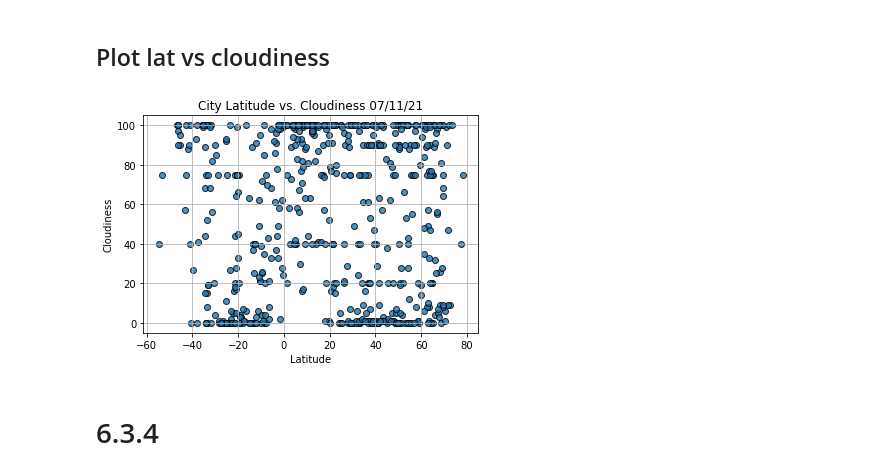
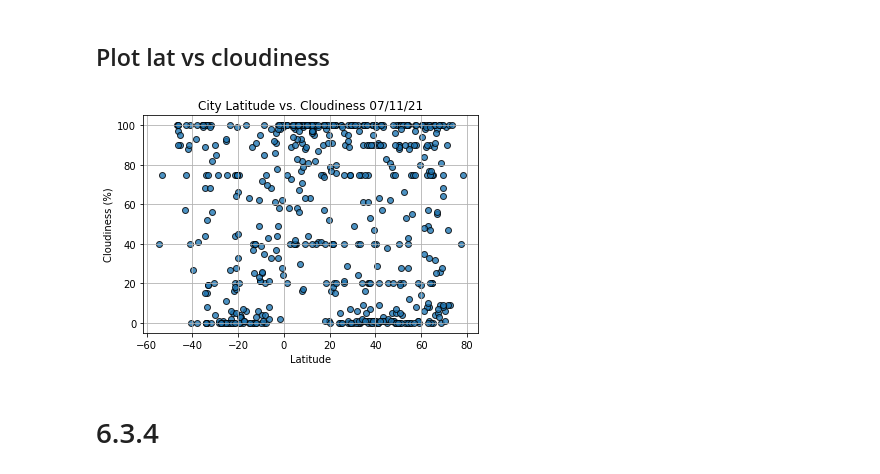
Before and after one commit to karengut97/World_Weather_Analysis, a Jupyter notebook: WeatherPy.ipynb, the cells around one changed output. Cells and saved outputs as stored; diff of their text form; code cells hidden in the pictures.

Commit message:
Adding the figures

```diff
--- a/WeatherPy.ipynb
+++ b/WeatherPy.ipynb
@@ -265,23 +265,23 @@ plt.show()
 # %%
 # Build the scatter plot for latitude vs. max temperature.
 plt.scatter(lats,
             cloudiness,
             edgecolor="black", linewidths=1, marker="o",
             alpha=0.8, label="Cities")
 
 # Incorporate the other graph properties.
 plt.title(f"City Latitude vs. Cloudiness "+ time.strftime("%x"))
-plt.ylabel("Cloudiness")
+plt.ylabel("Cloudiness (%)")
 plt.xlabel("Latitude")
 plt.grid(True)
 
 # Save the figure.
-plt.savefig("weather_data/Fig1.png")
+plt.savefig("weather_data/Fig3.png")
 
 # Show the plot.
 plt.show()
 # %% [output]
-[figure, old version]
+[figure, new version]
 # %% [markdown]
 # 6.3.4
 # %% [markdown]
```
Also changed, not shown: parts of 2 cells of this notebook, 4 other files.
